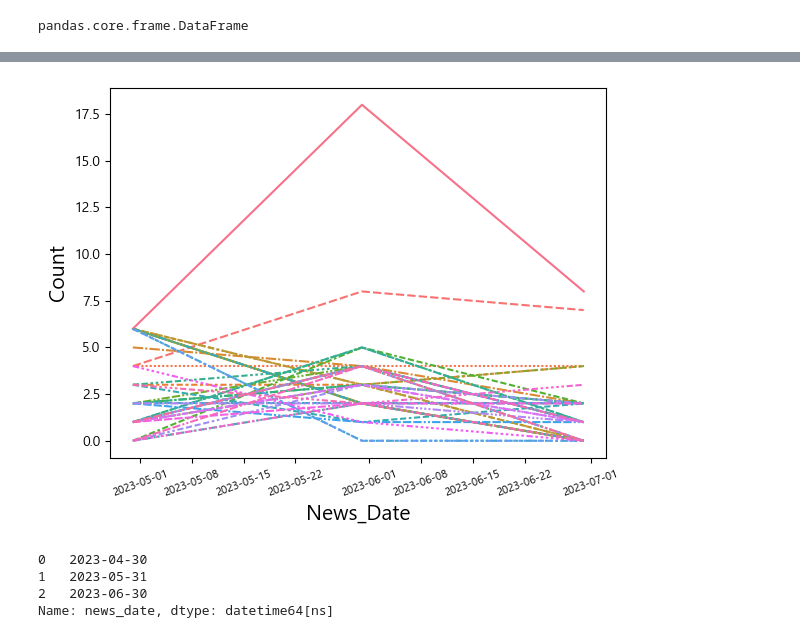
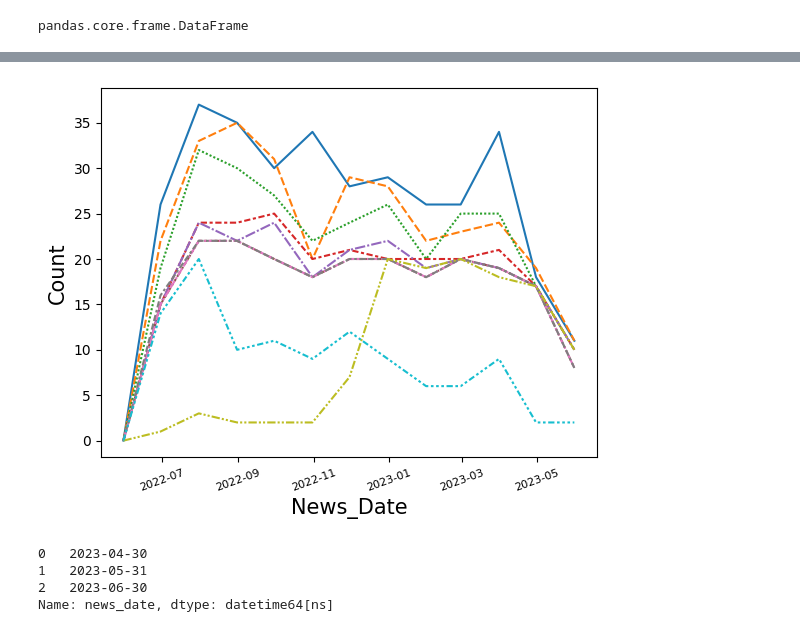
Before and after one commit to lifeandmyth/LearningCrewPrjt, a Jupyter notebook: know_arc_pjt/data_analysis_cwn.ipynb, the cells around one changed output, grey strips where cells are left out. Drawn from its saved outputs; the diff is of its cells as text; code cells hidden in the pictures.

```diff
--- a/know_arc_pjt/data_analysis_cwn.ipynb
+++ b/know_arc_pjt/data_analysis_cwn.ipynb
@@ -207,7 +203,7 @@ word_list = []
 #        'tags_string'])
 
 # 컬럼 'news_title' 가져오기
-rdr = df['news_title']
+rdr = df_filtered['news_title']
 
 # Okt 객체 선언
 okt = Okt()
@@ -219,4 +215,5 @@ for w_bundle in rdr:
     h_word_list.append(list)
     # 웹, 폰 예외 처리 필요
 
-print(h_word_list)
+# print(h_word_list)
+len(h_word_list)
@@ -267,7 +252,7 @@ from collections import Counter
 okt = Okt()
 
 # 컬럼 'news_title' 가져오기
-rdr = df['news_title']
+rdr = df_filtered['news_title']
 
 # Okt 객체 선언
 okt = Okt()
@@ -381,6 +348,6 @@ df.head()
 # %%
 # 전체 열 개수 세기
-df_date_n_title = df.loc[:, ['news_date', 'news_title']]
+df_date_n_title = df_filtered.loc[:, ['news_date', 'news_title']]
 df_date_n_title
 # %% [output]
 |  | news_date | news_title |
@@ -568,0 +544,3 @@ resampled_sampled
+# %%
+resampled_ten = resampled_sampled.iloc[:,:10]
+resampled_ten
@@ -569,13 +563,13 @@ resampled_sampled
 # %%
-sns.lineplot(data=resampled_sampled).get_legend().remove()
+sns.lineplot(data=resampled_ten)
 
 plt.xticks(fontsize = 8, rotation = 20) # x축
 plt.xlabel('News_Date', fontsize = 15) # x축 이름
 plt.ylabel('Count', fontsize = 15) # y축 이름
 
 plt.show()
 # %% [output]
-[figure, old version]
+[figure, new version]
 # %%
 resampled.news_date
 # %% [output]
```
Also changed, not shown: parts of 16 cells of this notebook, 1 other file.
